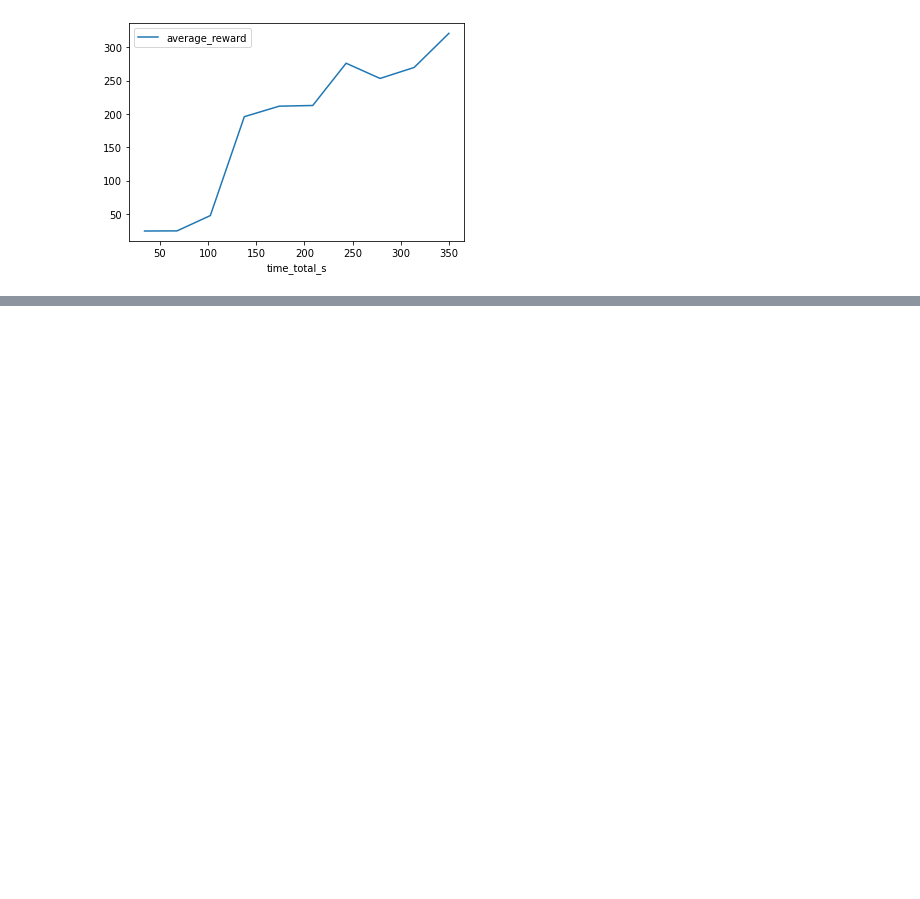
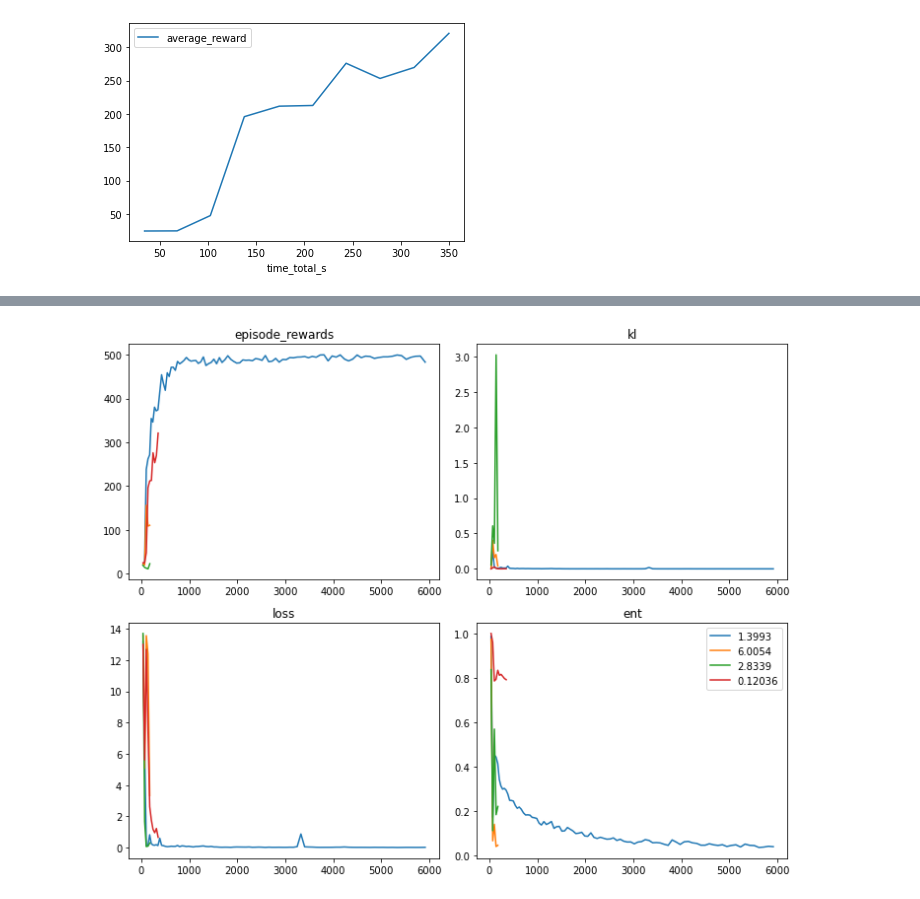
Before and after one commit to riccardodv/MirrorRL, a Jupyter notebook: analyse.ipynb, the cells around one changed output, grey strips where cells are left out. Drawn from its saved outputs; the diff is of its cells as text; code cells hidden in the pictures; blank space fills up the shorter version.

```diff
--- a/analyse.ipynb
+++ b/analyse.ipynb
@@ -34,0 +35,27 @@ plot(path,2000)
+# %%
+def plot_all(path, limsup = None):
+    all_folders = [f for f in os.listdir(path) if os.path.isdir(os.path.join(path, f))]
+    fig, axs = plt.subplots(2, 2, figsize=(10,8))
+    for f in all_folders:
+        df = pd.read_csv(path+f+"/progress.csv")
+        if limsup != None:
+            df = df[df["time_total_s"]<limsup]
+        # extract eta
+        labels = f.split(",")
+        eta = labels[1][4:]
+        #
+        axs[0, 0].plot(df["time_total_s"], df["average_reward"], label=eta)
+        axs[0, 0].set_title("episode_rewards")
+        axs[1, 0].plot(df["time_total_s"], df["q_error_train"], label=eta)
+        axs[1, 0].set_title("loss")
+        axs[0, 1].plot(df["time_total_s"], df["kl"], label=eta)
+        axs[0, 1].set_title("kl")
+        axs[1, 1].plot(df["time_total_s"], df["entropy"], label=eta)
+        axs[1, 1].set_title("ent")
+    plt.legend()
+    fig.tight_layout()
+
+path = "ray_results/run_2022-05-13_17-28-00/"
+plot_all(path,6000)
+# %% [output]
+[figure, added]
```
Also changed, not shown: parts of 6 cells of this notebook.
